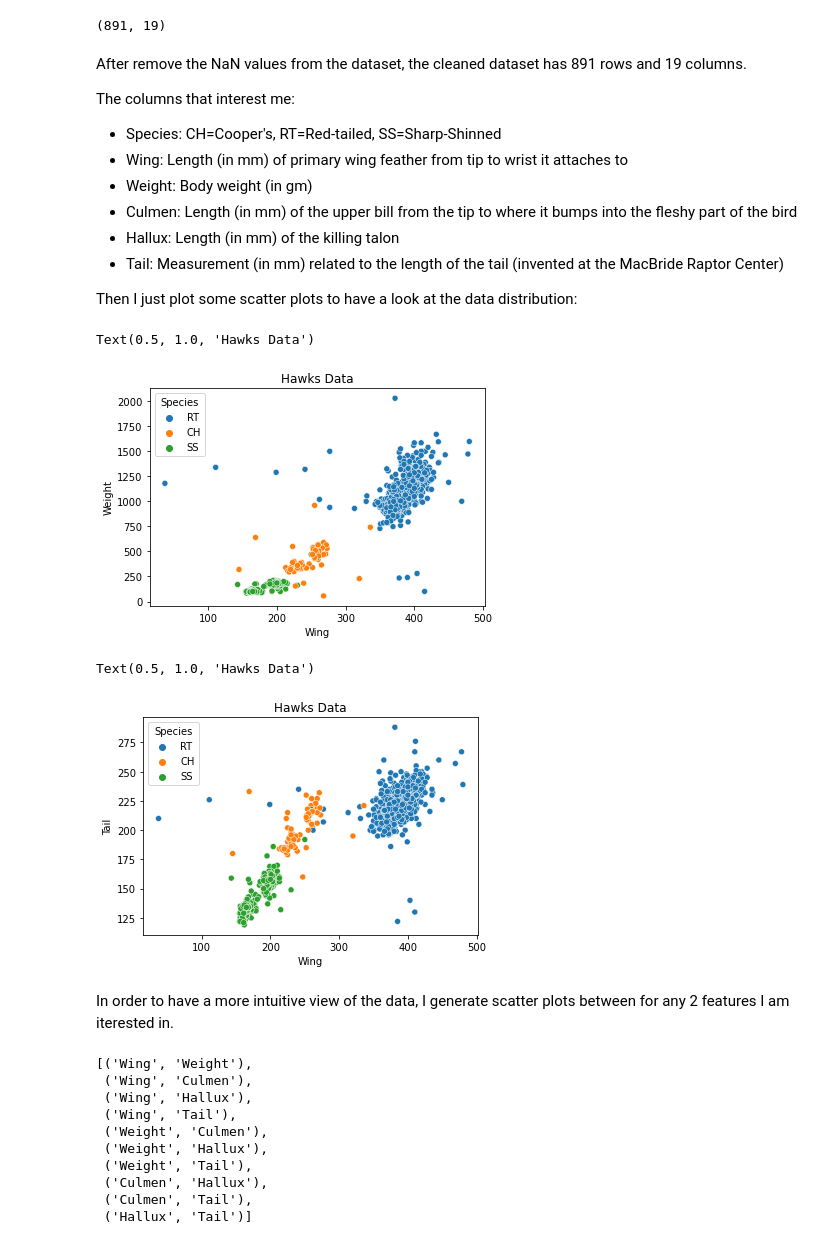
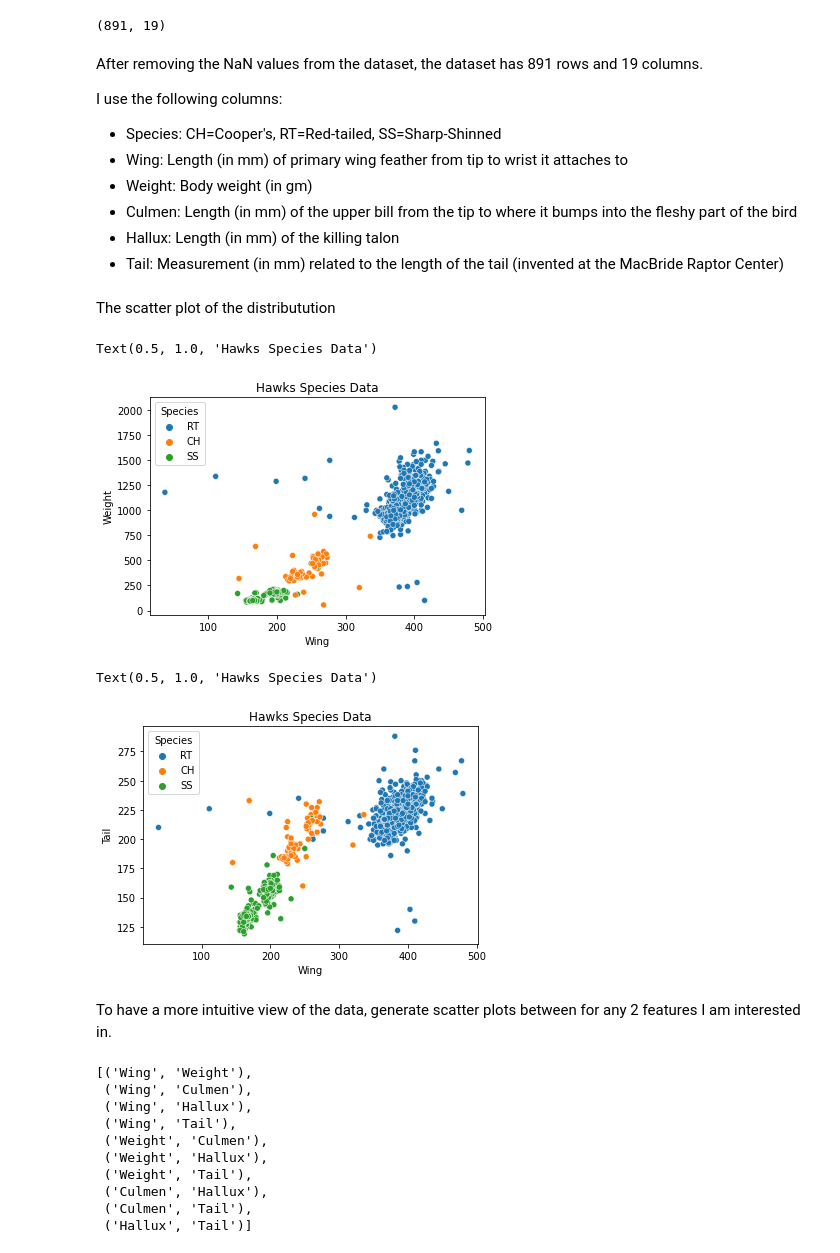
Before and after one commit to ppunia74/INDE-577_Fall2022, a Jupyter notebook: SupervisedLearning/6 - K Nearest Neighbors (KNN)/KNN.ipynb, the cells around one changed output. Cells and saved outputs as stored; diff of their text form; code cells hidden in the pictures.

```diff
--- a/SupervisedLearning/6 - K Nearest Neighbors (KNN)/KNN.ipynb
+++ b/SupervisedLearning/6 - K Nearest Neighbors (KNN)/KNN.ipynb
@@ -149,9 +129,9 @@ hawks.shape
 # %% [output]
 (891, 19)
 # %% [markdown]
-After remove the NaN values from the dataset, the cleaned dataset has 891 rows and 19 columns.
+After removing the NaN values from the dataset, the dataset has 891 rows and 19 columns.
 
-The columns that interest me:
+I use the following columns:
 
 * Species: CH=Cooper's, RT=Red-tailed, SS=Sharp-Shinned
 * Wing: Length (in mm) of primary wing feather from tip to wrist it attaches to
@@ -159,20 +139,20 @@ The columns that interest me:
 * Culmen: Length (in mm) of the upper bill from the tip to where it bumps into the fleshy part of the bird
 * Hallux: Length (in mm) of the killing talon
 * Tail: Measurement (in mm) related to the length of the tail (invented at the MacBride Raptor Center)
-
-Then I just plot some scatter plots to have a look at the data distribution:
+# %% [markdown]
+The scatter plot of the distributution
 # %%
-sns.scatterplot(data = hawks, x = "Wing", y = "Weight", hue = 'Species').set_title("Hawks Data")
+sns.scatterplot(data = hawks, x = "Wing", y = "Weight", hue = 'Species').set_title("Hawks Species Data")
 # %% [output]
-Text(0.5, 1.0, 'Hawks Data')
+Text(0.5, 1.0, 'Hawks Species Data')
-[figure, old version]
+[figure, new version]
 # %%
-sns.scatterplot(data = hawks, x = "Wing", y = "Tail", hue = 'Species').set_title("Hawks Data")
+sns.scatterplot(data = hawks, x = "Wing", y = "Tail", hue = 'Species').set_title("Hawks Species Data")
 # %% [output]
-Text(0.5, 1.0, 'Hawks Data')
+Text(0.5, 1.0, 'Hawks Species Data')
-[figure, old version]
+[figure, new version]
 # %% [markdown]
-In order to have a more intuitive view of the data, I generate scatter plots between for any 2 features I am iterested in.
+To have a more intuitive view of the data, generate scatter plots between for any 2 features I am interested in.
 # %%
 # Get pairwise features list of the dataset
 pick_features = hawks.columns[9:14]
```
Also changed, not shown: parts of 24 cells of this notebook.
